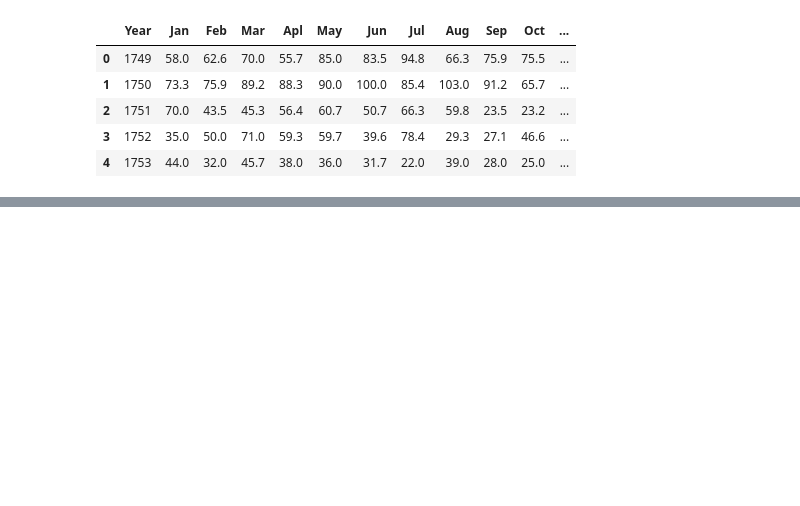
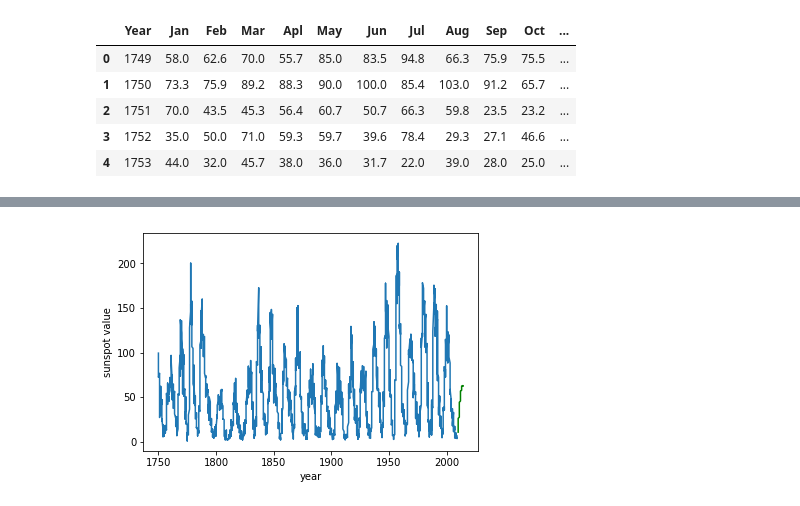
Before and after one commit to douglashsabreu/MachineLearning, a Jupyter notebook: LinearRegression/Sunspot Linear Regression.ipynb, the cells around one changed output, grey strips where cells are left out. Cells and saved outputs as stored; diff of their text form; code cells hidden in the pictures; blank space fills up the shorter version.

```diff
--- a/LinearRegression/Sunspot Linear Regression.ipynb
+++ b/LinearRegression/Sunspot Linear Regression.ipynb
@@ -80,0 +84,20 @@ def generate_phi(data, K):
+# %%
+def predict_x_next(train_subset, w, X, K):
+    predicted_values = []
+    for i in range(X):
+        features = np.insert(np.flip(train_subset[i:]), 0, 1).T
+        predicted_value = np.dot(features, w)
+        train_subset = np.append(train_subset, predicted_value)
+        predicted_values.append(predicted_value)
+
+    return predicted_values
+# %%
+predictions = predict_x_next(last_train_subset, w, 60, 20)
+
+plt.plot(years_train[20:], np.dot(phi,w) )
+plt.plot(years_test, predictions, 'g' )
+plt.xlabel('year')
+plt.ylabel('sunspot value')
+plt.show()
+# %% [output]
+[figure, added]
```
Also changed, not shown: parts of 10 cells of this notebook.
